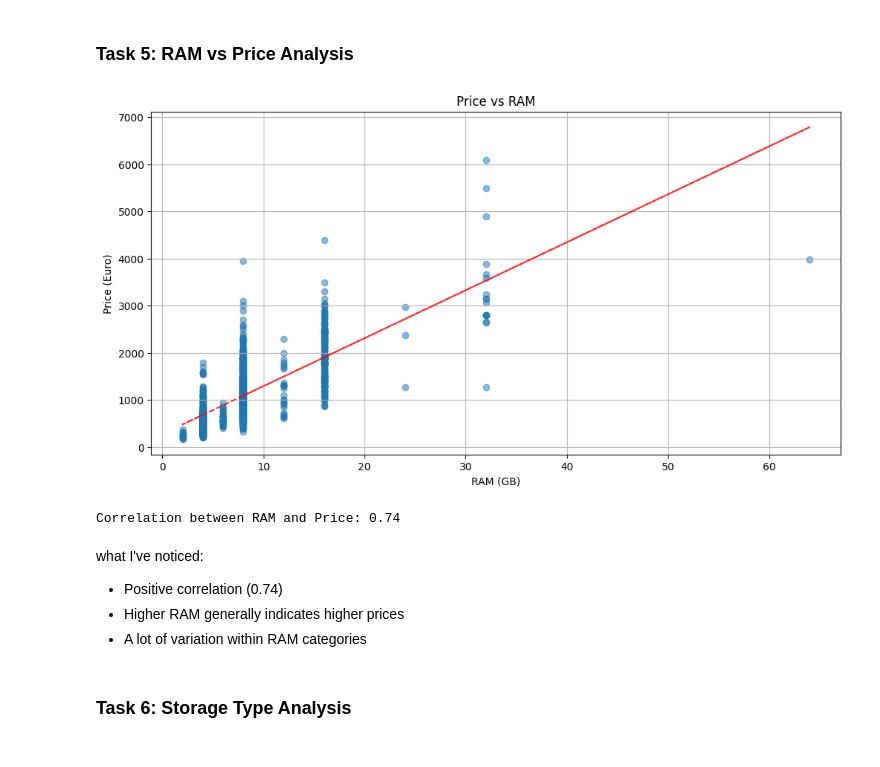
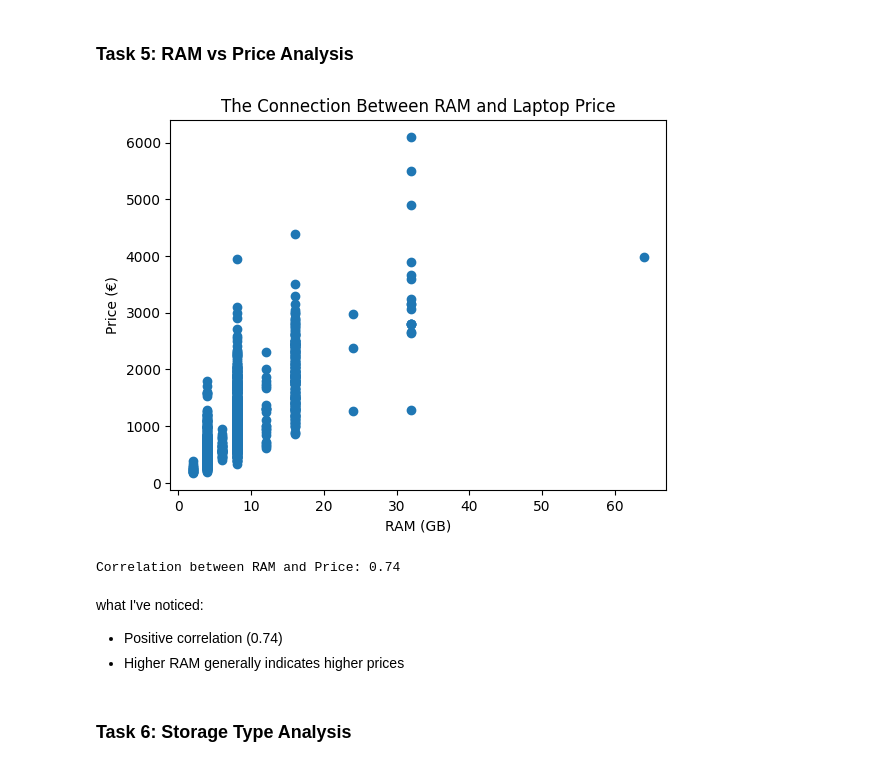
Before and after one commit to SagiHai/First_repository, a Jupyter notebook: miniproject1.ipynb, the cells around one changed output. Saved outputs shown, nothing was run; the diff lists cells and outputs as text; code cells hidden in the pictures.

```diff
--- a/miniproject1.ipynb
+++ b/miniproject1.ipynb
@@ -328,0 +192,28 @@ plt.show()
+# %%
+# show me the operating systems before my unification
+print("Operating systems before unification:")
+print(df['OpSys'].unique())
+
+# creating a dictionary for the new names
+os_mapping = {
+    'Windows 10': 'Windows',
+    'Windows 7': 'Windows',
+    'Windows 10 S': 'Windows',
+    'Mac OS X': 'macOS',
+    'macOS': 'macOS',
+    'Linux': 'Linux',
+    'No OS': 'No OS',
+    'Android': 'Android',
+    'Chrome OS': 'Chrome OS'
+}
+
+# creating a new column
+df['OS_Clean'] = df['OpSys'].map(os_mapping)
+
+# show me the operating systems after my unification
+print("\nOperating systems after unification:")
+print(df['OS_Clean'].unique())
+
+# Display count of each OS
+print("\nCount of each operating system:")
+print(df['OS_Clean'].value_counts())
@@ -333,30 +259,20 @@ what I've noticed:
 # %% [markdown]
 ### Task 5: RAM vs Price Analysis
 # %%
-plt.figure(figsize=(12, 6))
-plt.scatter(df['RAM (GB)'], df['Price (Euro)'], alpha=0.5)
-plt.title('Price vs RAM')
+plt.scatter(df['RAM (GB)'], df['Price (Euro)']) #creating a sactter graph
+plt.title('The Connection Between RAM and Laptop Price')
 plt.xlabel('RAM (GB)')
-plt.ylabel('Price (Euro)')
-plt.grid(True)
-
-# Add trend line
-z = np.polyfit(df['RAM (GB)'], df['Price (Euro)'], 1)
-p = np.poly1d(z)
-plt.plot(df['RAM (GB)'], p(df['RAM (GB)']), "r--", alpha=0.8)
-
+plt.ylabel('Price (€)')
 plt.show()
 
-# Calculate correlation
-correlation = df['RAM (GB)'].corr(df['Price (Euro)'])
+correlation = df['RAM (GB)'].corr(df['Price (Euro)']) # calculating correlation
 print(f"Correlation between RAM and Price: {correlation:.2f}")
 # %% [output]
-[figure, old version]
+[figure, new version]
 Correlation between RAM and Price: 0.74
 # %% [markdown]
 what I've noticed:
 - Positive correlation (0.74)
 - Higher RAM generally indicates higher prices
-- A lot of variation within RAM categories
 # %% [markdown]
 ### Task 6: Storage Type Analysis
```
Also changed, not shown: parts of 34 cells of this notebook.
